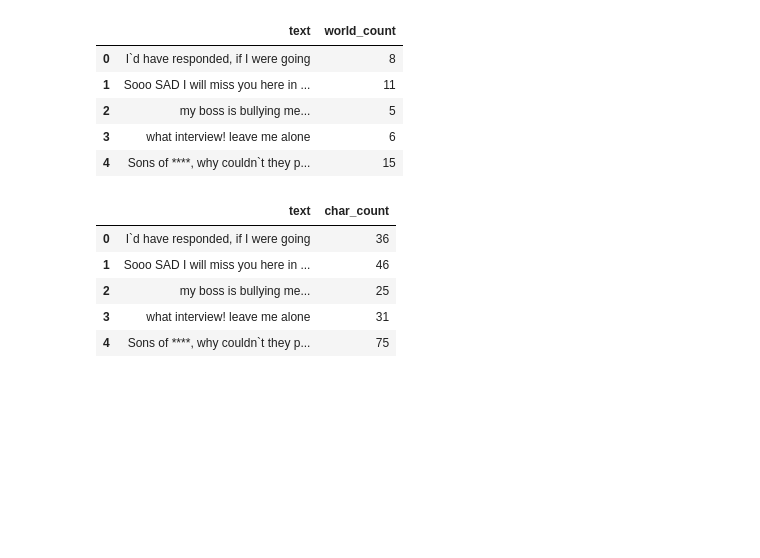
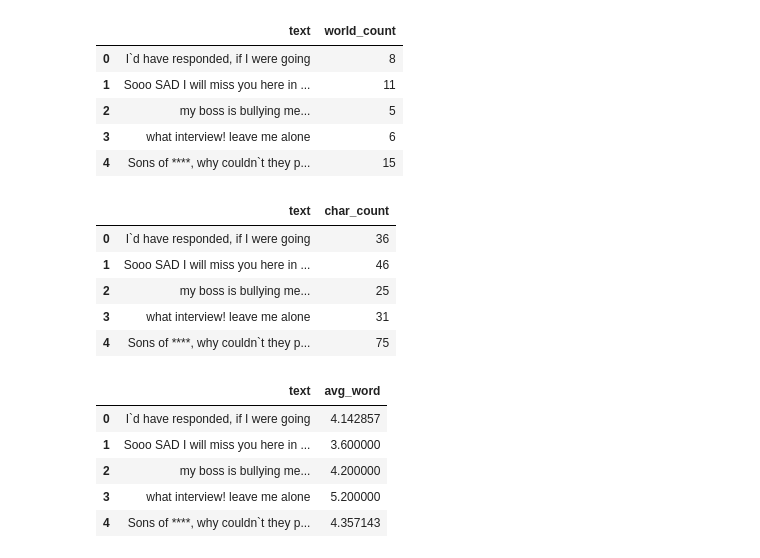
Before and after one commit to iMan0405/Portfolio_DT_vs_AI, a Jupyter notebook: Sentiment_Analysis_for_Social_Media.ipynb, the cells around one changed output. Cells and saved outputs as stored; diff of their text form; code cells hidden in the pictures; blank space fills up the shorter version.

```diff
--- a/Sentiment_Analysis_for_Social_Media.ipynb
+++ b/Sentiment_Analysis_for_Social_Media.ipynb
@@ -124,3 +124,16 @@ df[['text', 'char_count']].head()
 | 2 | my boss is bullying me... | 25 |
 | 3 | what interview! leave me alone | 31 |
 | 4 | Sons of ****, why couldn`t they p... | 75 |
+# %%
+def avg_word(sentence):
+  words = sentence.split()
+  return (sum(len(word) for word in words) / len(words))
+df['avg_word'] = df['text'].apply(lambda x: avg_word(x))
+df[['text', 'avg_word']].head()
+# %% [output]
+|  | text | avg_word |
+| 0 | I`d have responded, if I were going | 4.142857 |
+| 1 | Sooo SAD I will miss you here in ... | 3.600000 |
+| 2 | my boss is bullying me... | 4.200000 |
+| 3 | what interview! leave me alone | 5.200000 |
+| 4 | Sons of ****, why couldn`t they p... | 4.357143 |
```
Also changed, not shown: parts of 4 cells of this notebook.
